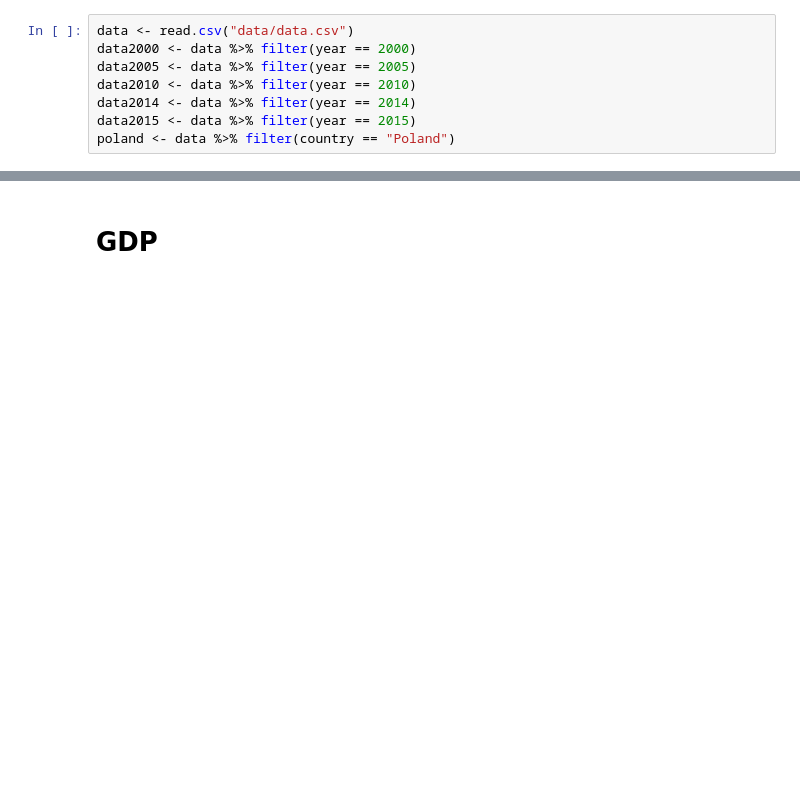
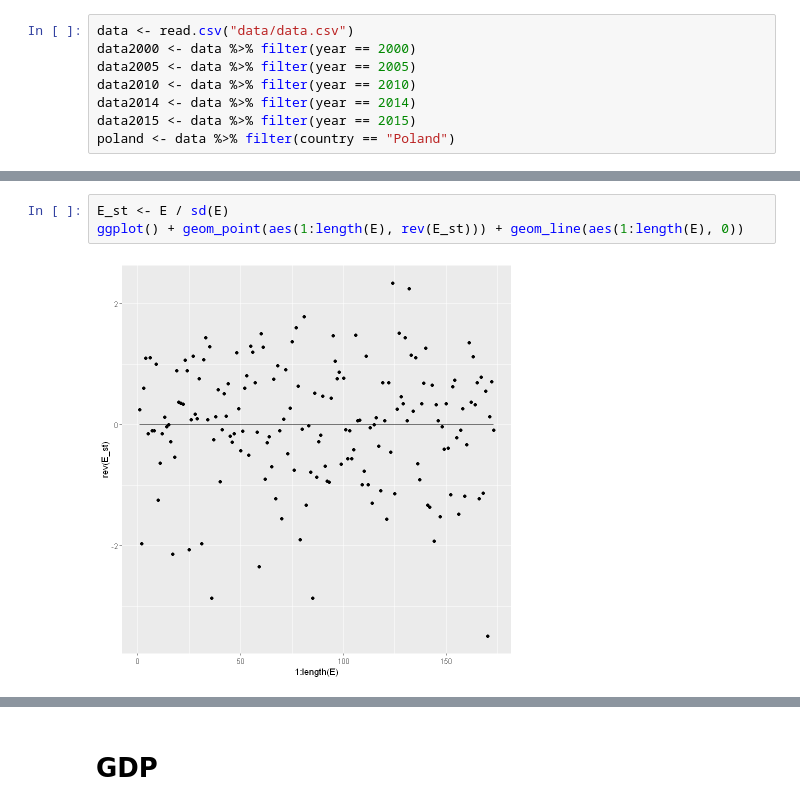
Before and after one commit to HalasTomasz/Kaszcz, a Jupyter notebook: Raport/Malec.ipynb, the cells around one changed output, grey strips where cells are left out. Saved outputs shown, nothing was run; the diff lists cells and outputs as text; blank space fills up the shorter version.

```diff
--- a/Raport/Malec.ipynb
+++ b/Raport/Malec.ipynb
@@ -43,0 +65,5 @@ poland <- data %>% filter(country == "Poland")
+# %%
+E_st <- E / sd(E)
+ggplot() + geom_point(aes(1:length(E), rev(E_st))) + geom_line(aes(1:length(E), 0))
+# %% [output]
+[figure, added]
```
Also changed, not shown: parts of 10 cells of this notebook, 1 other file.
